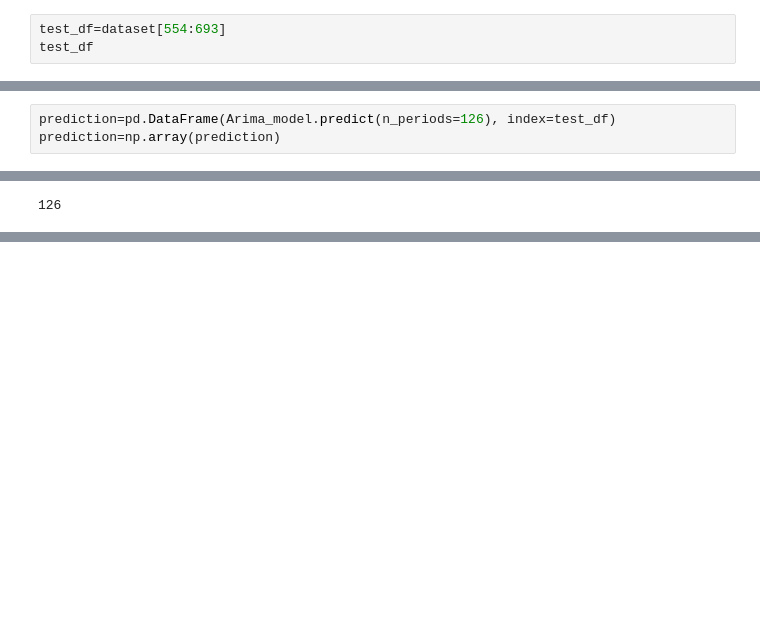
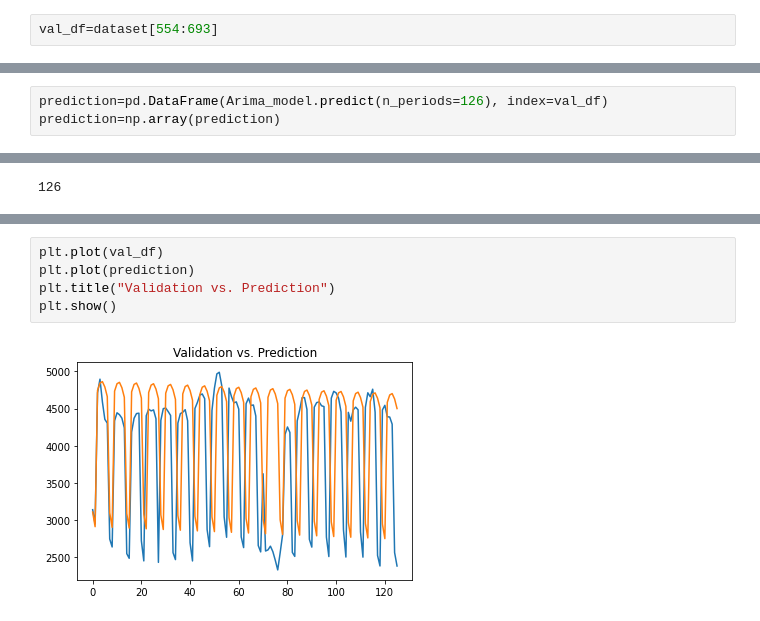
Before and after one commit to Sandy4321/energy-weather-modelling, a Jupyter notebook: arima-electricity-consumption.ipynb, the cells around one changed output, grey strips where cells are left out. Cells and saved outputs as stored; diff of their text form; blank space fills up the shorter version.

```diff
--- a/arima-electricity-consumption.ipynb
+++ b/arima-electricity-consumption.ipynb
@@ -164,5 +163,4 @@ plot_pacf(train_df, lags=10, zero=False);
 # %% [output]
 [figure]
 # %%
-test_df=dataset[554:693]
-test_df
+val_df=dataset[554:693]
@@ -265,7 +246,7 @@ SARIMAX Results
 Warnings:
 [1] Covariance matrix calculated using the outer product of gradients (complex-step).
 # %%
-prediction=pd.DataFrame(Arima_model.predict(n_periods=126), index=test_df)
+prediction=pd.DataFrame(Arima_model.predict(n_periods=126), index=val_df)
 prediction=np.array(prediction)
 # %%
 prediction
@@ -342,2 +304,9 @@ np.mean(test_df)
 # %% [output]
 3862.4563492063494
+# %%
+plt.plot(val_df)
+plt.plot(prediction)
+plt.title("Validation vs. Prediction")
+plt.show()
+# %% [output]
+[figure, added]
```
Also changed, not shown: parts of 7 cells of this notebook, 1 other file.
